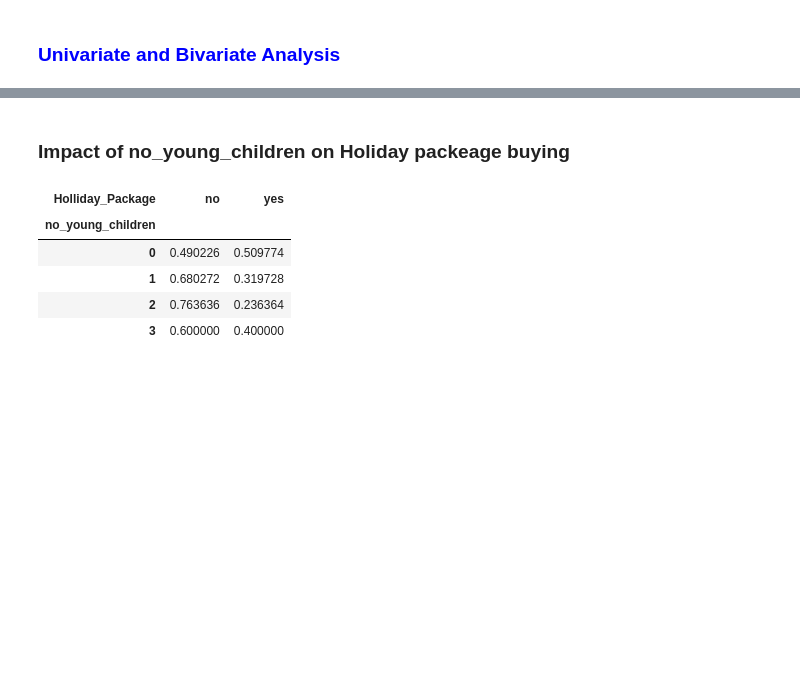
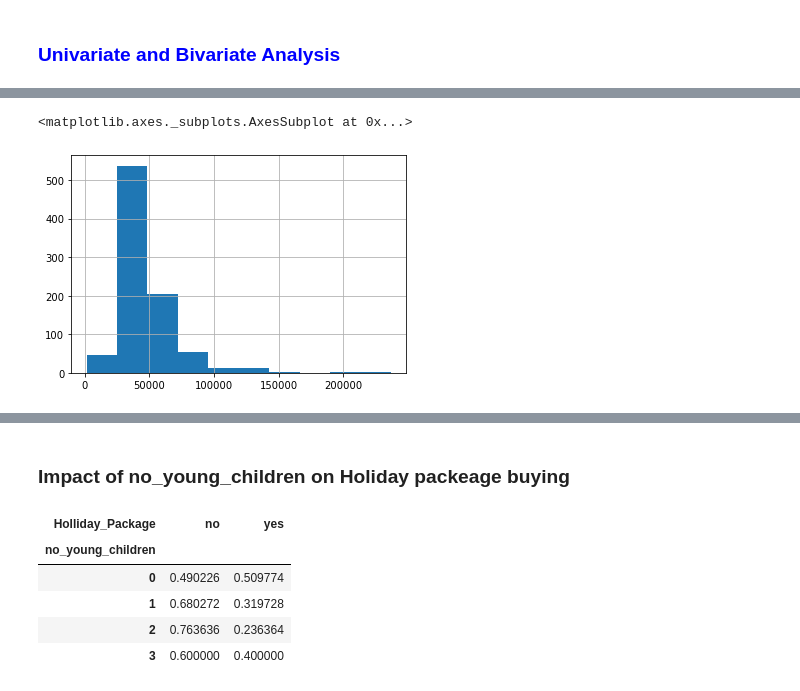
Before and after one commit to BharatKanzariya/Freelancer_Project, a Jupyter notebook: 2. Holiday_Package_Analysis/Holiday_Package_Analysis.ipynb, the cells around one changed output, grey strips where cells are left out. Cells and saved outputs as stored; diff of their text form; code cells hidden in the pictures; blank space fills up the shorter version.

```diff
--- a/2. Holiday_Package_Analysis/Holiday_Package_Analysis.ipynb
+++ b/2. Holiday_Package_Analysis/Holiday_Package_Analysis.ipynb
@@ -130,0 +80,6 @@ plt.boxplot(df.no_older_children)
+# %%
+# plot histogram of salary column
+df.Salary.hist()
+# %% [output]
+<matplotlib.axes._subplots.AxesSubplot at 0x...>
+[figure, added]
```
Also changed, not shown: parts of 92 cells of this notebook, 1 other file.
